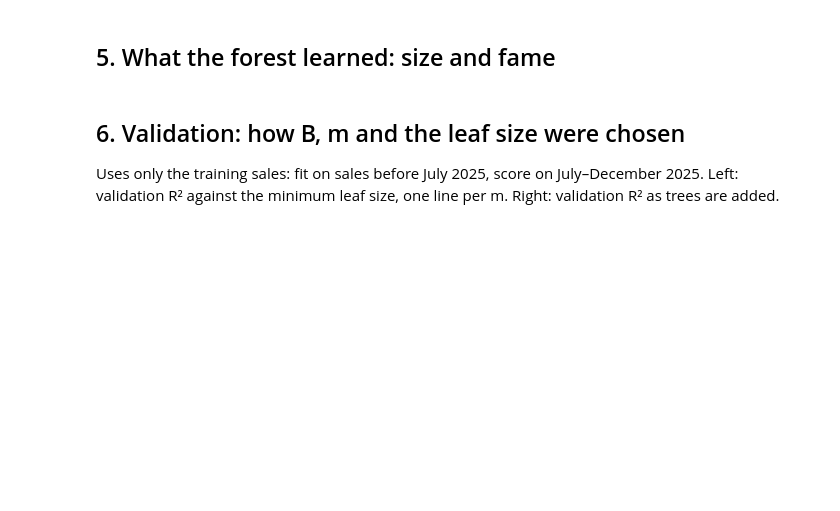
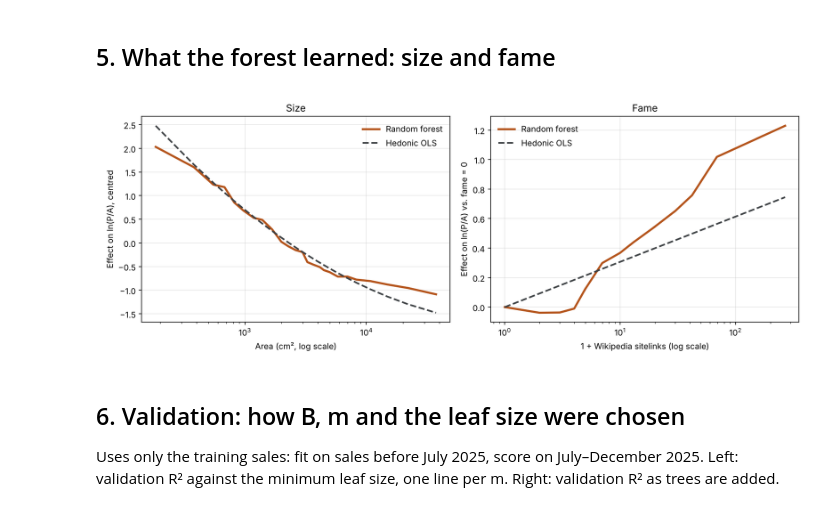
Before and after one commit to ajavakhishvili16/APMA-PROJECT, a Jupyter notebook: random_forest_analysis/rf_vs_ols_colab.ipynb, the cells around one changed output. Cells and saved outputs as stored; diff of their text form; code cells hidden in the pictures; blank space fills up the shorter version.

```diff
--- a/random_forest_analysis/rf_vs_ols_colab.ipynb
+++ b/random_forest_analysis/rf_vs_ols_colab.ipynb
@@ -49,7 +109,9 @@ print('Forest settings:', r['forest_settings'])
 ## 5. What the forest learned: size and fame
 # %%
 from IPython.display import Image
-Image('rf_results/rf_partial_dependence.png')
+Image('results/rf_partial_dependence.png')
+# %% [output]
+[figure, added]
 # %% [markdown]
 ## 6. Validation: how B, m and the leaf size were chosen
 
```
Also changed, not shown: parts of 9 cells of this notebook, 1 other file.
